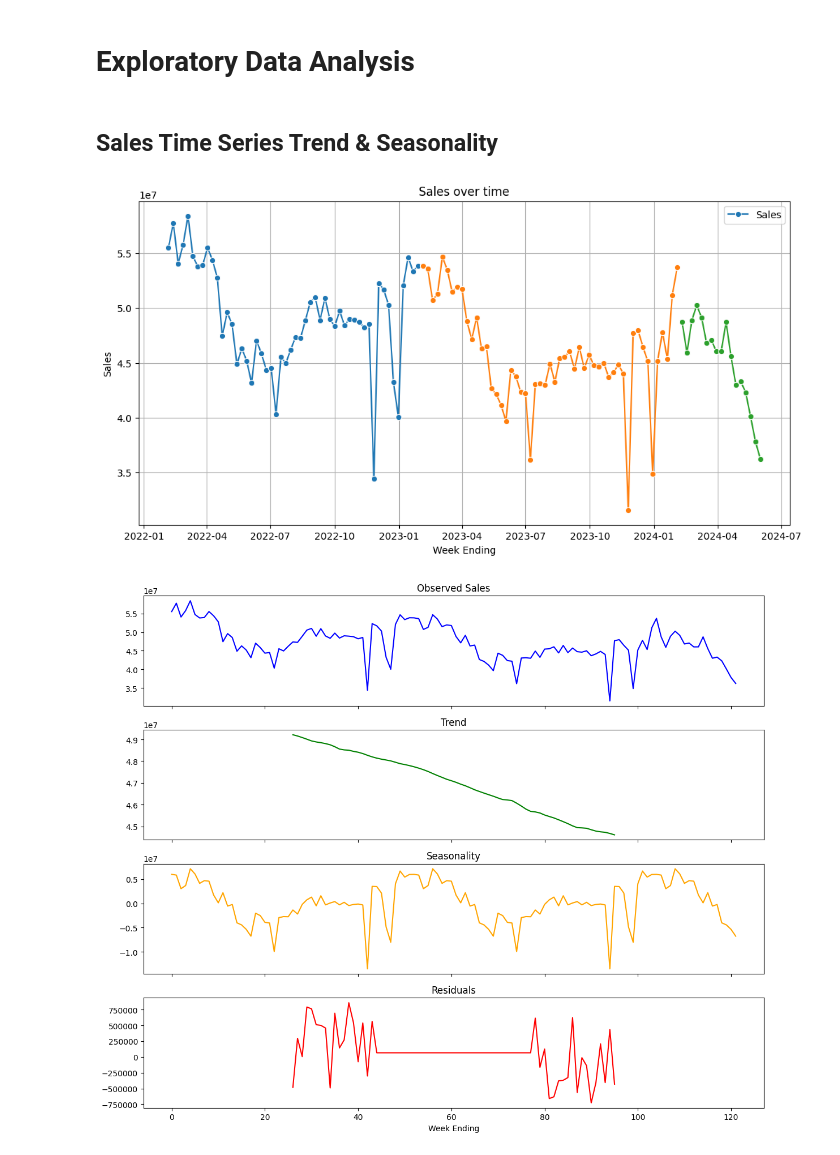
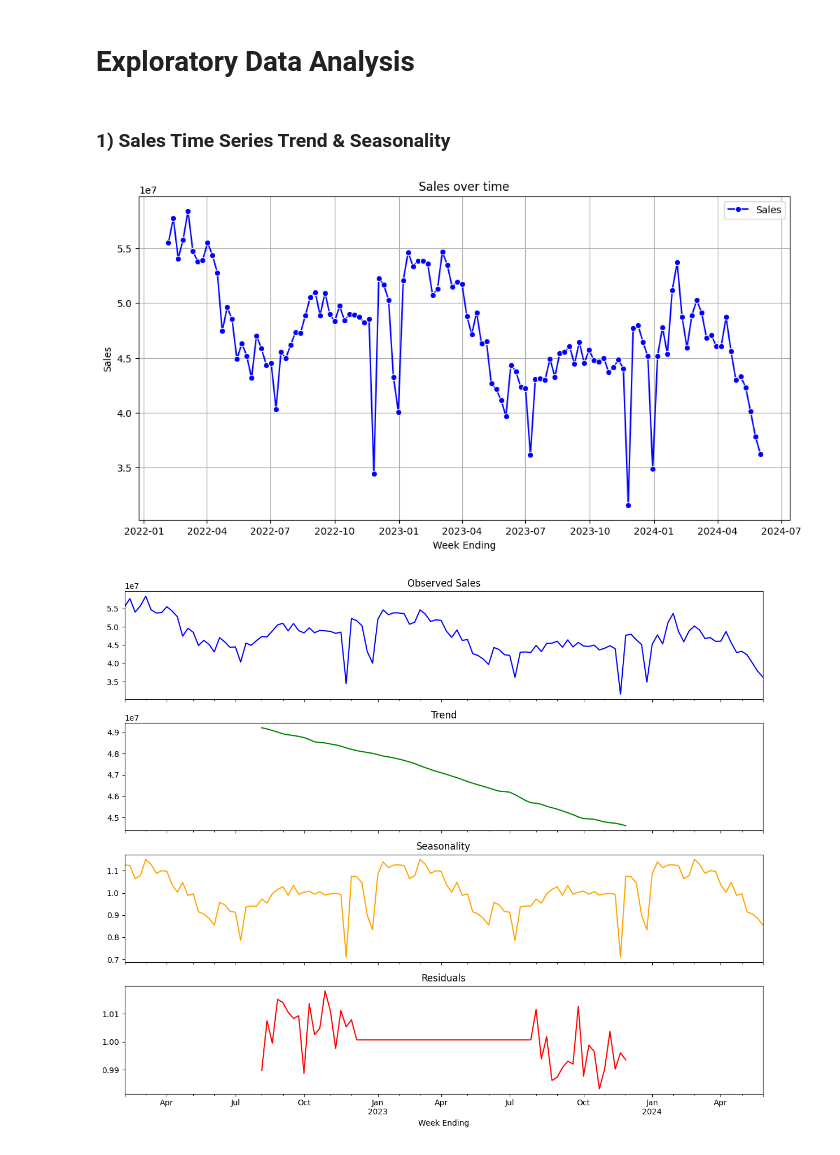
Before and after one commit to naveen3830/Python, a Jupyter notebook: Assignment/PYQ2.ipynb, the cells around one changed output. Drawn from its saved outputs; the diff is of its cells as text; code cells hidden in the pictures.

```diff
--- a/Assignment/PYQ2.ipynb
+++ b/Assignment/PYQ2.ipynb
@@ -205,29 +207,28 @@ outliers_sales
 # %% [markdown]
 # Exploratory Data Analysis
 # %% [markdown]
-## Sales Time Series Trend & Seasonality
+### 1) Sales Time Series Trend & Seasonality
 # %%
 plt.figure(figsize=(12,6))
-sns.lineplot(data=df,x='Week_Ending',y='Sales',marker='o',color='blue',hue='Year')
+sns.lineplot(data=df,x='Week_Ending',y='Sales',marker='o',color='blue')
 plt.title('Sales over time')
 plt.xlabel('Week Ending')
 plt.ylabel('Sales')
 plt.legend(['Sales'])
-plt.grid(True)``
+plt.grid(True)
 # %% [output]
-[figure, old version]
+[figure, new version]
 # %%
 from statsmodels.tsa.seasonal import seasonal_decompose
 
-sales_decomposition = seasonal_decompose(df['Sales'],model='additive',period=25)
-
+sales_decomposition = seasonal_decompose(df.set_index("Week_Ending")["Sales"], model="multiplicative", period=52)
 fig, axes = plt.subplots(4, 1, figsize=(12, 10), sharex=True)
 sales_decomposition.observed.plot(ax=axes[0], title="Observed Sales", color="blue")
 sales_decomposition.trend.plot(ax=axes[1], title="Trend", color="green")
 sales_decomposition.seasonal.plot(ax=axes[2], title="Seasonality", color="orange")
 sales_decomposition.resid.plot(ax=axes[3], title="Residuals", color="red")
 plt.xlabel("Week Ending")
 plt.tight_layout()
 plt.show()
 # %% [output]
-[figure, old version]
+[figure, new version]
```
Also changed, not shown: parts of 30 cells of this notebook, 1 other file.
